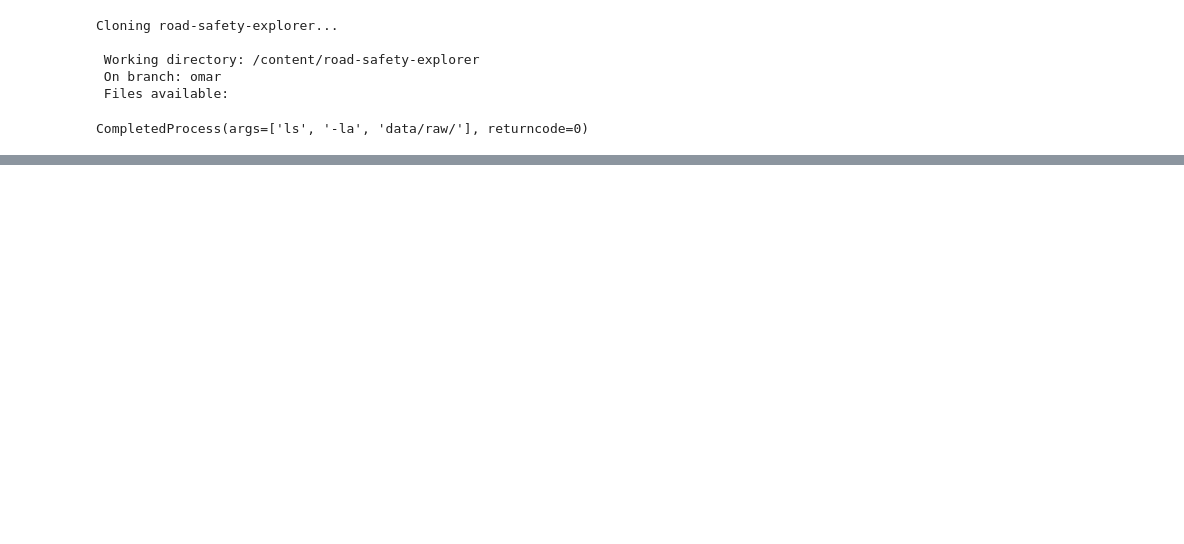
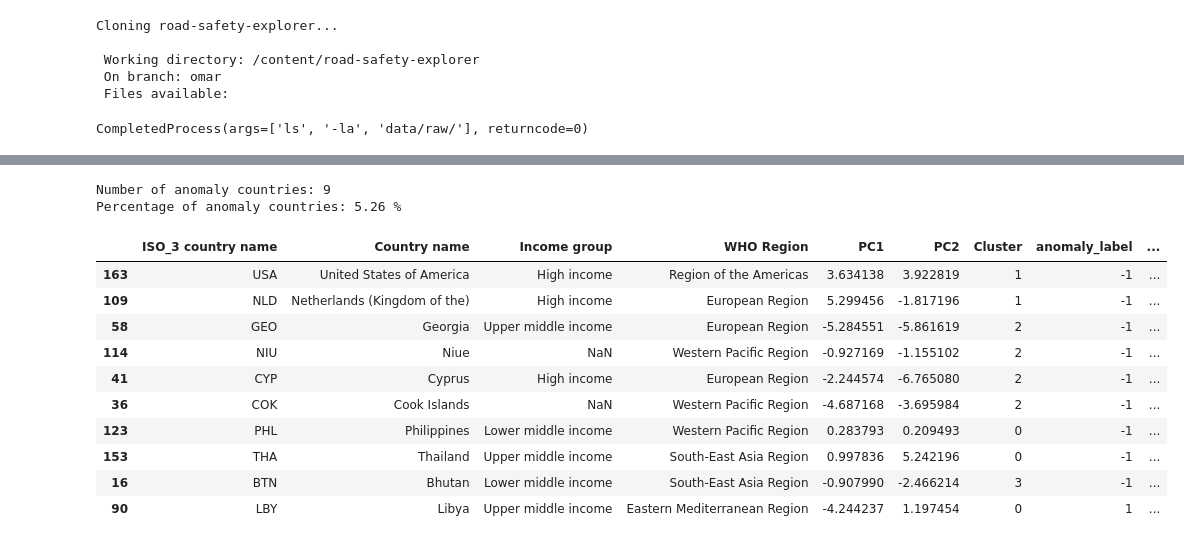
Before and after one commit to Baasmaala/road-safety-explorer, a Jupyter notebook: notebooks/02_pca_anomaly_ipynb.ipynb, the cells around one changed output, grey strips where cells are left out. Cells and saved outputs as stored; diff of their text form; code cells hidden in the pictures; blank space fills up the shorter version.

```diff
--- a/notebooks/02_pca_anomaly_ipynb.ipynb
+++ b/notebooks/02_pca_anomaly_ipynb.ipynb
@@ -35,0 +296,18 @@ CompletedProcess(args=['ls', '-la', 'data/raw/'], returncode=0)
+# %%
+pca = PCA(n_components=2)
+pca_components = pca.fit_transform(X_scaled)
+
+pca_df = features_df[output_info_cols].copy()
+
+pca_df["PC1"] = pca_components[:, 0]
+pca_df["PC2"] = pca_components[:, 1]
+
+explained_variance = pca.explained_variance_ratio_
+total_explained = explained_variance.sum()
+
+print("PCA explained variance:")
+print("PC1:", round(explained_variance[0] * 100, 2), "%")
+print("PC2:", round(explained_variance[1] * 100, 2), "%")
+print("Total:", round(total_explained * 100, 2), "%")
+
+display(pca_df.head())
@@ -35,0 +380,4 @@ CompletedProcess(args=['ls', '-la', 'data/raw/'], returncode=0)
+# %%
+print("Columns in country_clusters.csv:")
+for col in clusters_df.columns:
+    print("-", col)
@@ -35,0 +468,35 @@ CompletedProcess(args=['ls', '-la', 'data/raw/'], returncode=0)
+# %%
+isolation_forest = IsolationForest(
+    n_estimators=200,
+    contamination=0.05,
+    random_state=42
+)
+
+anomaly_labels = isolation_forest.fit_predict(X_scaled)
+
+# decision_function gives higher values for normal points.
+# We multiply by -1 so that higher anomaly_score means more unusual.
+anomaly_scores = -isolation_forest.decision_function(X_scaled)
+
+pca_df["anomaly_label"] = anomaly_labels
+pca_df["is_anomaly"] = pca_df["anomaly_label"] == -1
+pca_df["anomaly_score"] = anomaly_scores
+
+print("Number of anomaly countries:", pca_df["is_anomaly"].sum())
+print("Percentage of anomaly countries:", round(pca_df["is_anomaly"].mean() * 100, 2), "%")
+
+display(pca_df.sort_values("anomaly_score", ascending=False).head(10))
+# %% [output]
+Number of anomaly countries: 9
+Percentage of anomaly countries: 5.26 %
+|  | ISO_3 country name | Country name | Income group | WHO Region | PC1 | PC2 | Cluster | anomaly_label | ... |
+| 163 | USA | United States of America | High income | Region of the Americas | 3.634138 | 3.922819 | 1 | -1 | ... |
+| 109 | NLD | Netherlands (Kingdom of the) | High income | European Region | 5.299456 | -1.817196 | 1 | -1 | ... |
+| 58 | GEO | Georgia | Upper middle income | European Region | -5.284551 | -5.861619 | 2 | -1 | ... |
+| 114 | NIU | Niue | NaN | Western Pacific Region | -0.927169 | -1.155102 | 2 | -1 | ... |
+| 41 | CYP | Cyprus | High income | European Region | -2.244574 | -6.765080 | 2 | -1 | ... |
+| 36 | COK | Cook Islands | NaN | Western Pacific Region | -4.687168 | -3.695984 | 2 | -1 | ... |
+| 123 | PHL | Philippines | Lower middle income | Western Pacific Region | 0.283793 | 0.209493 | 0 | -1 | ... |
+| 153 | THA | Thailand | Upper middle income | South-East Asia Region | 0.997836 | 5.242196 | 0 | -1 | ... |
+| 16 | BTN | Bhutan | Lower middle income | South-East Asia Region | -0.907990 | -2.466214 | 3 | -1 | ... |
+| 90 | LBY | Libya | Upper middle income | Eastern Mediterranean Region | -4.244237 | 1.197454 | 0 | 1 | ... |
```
Also changed, not shown: parts of 29 cells of this notebook.
